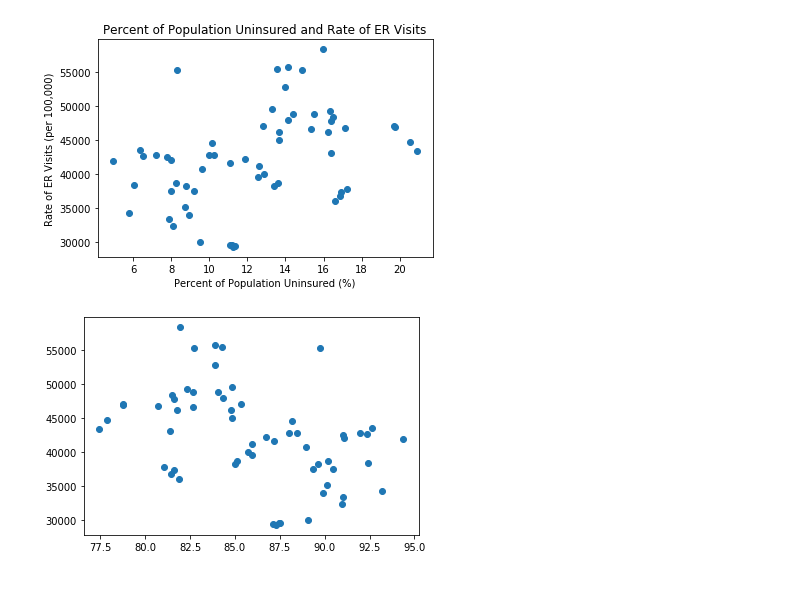
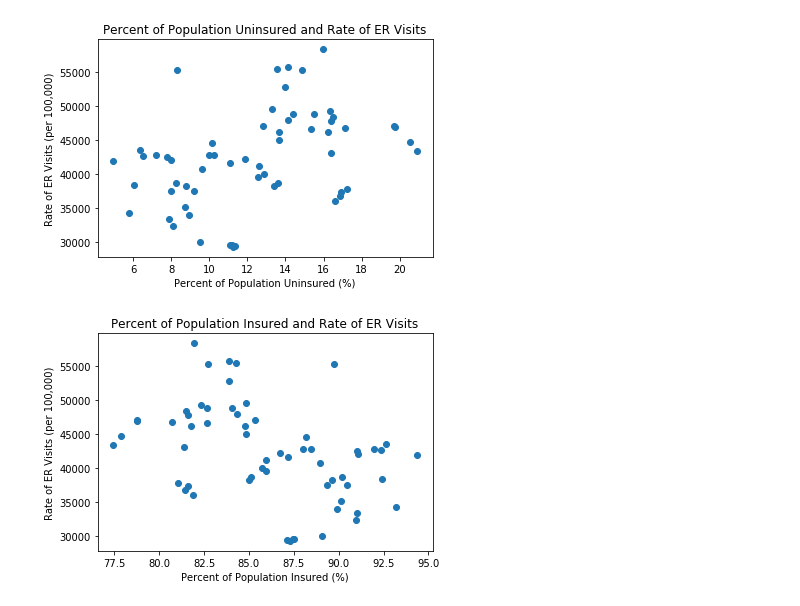
Before and after one commit to TJL30308/DREAM_Project, a Jupyter notebook: ER_Visits_Analysis.ipynb, the cells around one changed output. Drawn from its saved outputs; the diff is of its cells as text; code cells hidden in the pictures.

```diff
--- a/ER_Visits_Analysis.ipynb
+++ b/ER_Visits_Analysis.ipynb
@@ -281,8 +281,10 @@ plt.show()
 # %%
 x_values = insured_rate[[2010, 2011, 2012, 2013, 2014]]
 y_values = ER_visits_rate[[2010, 2011, 2012, 2013, 2014]]
-
+plt.title('Percent of Population Insured and Rate of ER Visits')
+plt.ylabel('Rate of ER Visits (per 100,000)')
+plt.xlabel('Percent of Population Insured (%)')
 plt.scatter(x_values, y_values)
 plt.show()
 # %% [output]
-[figure, old version]
+[figure, new version]
```
Also changed, not shown: parts of 3 cells of this notebook.
